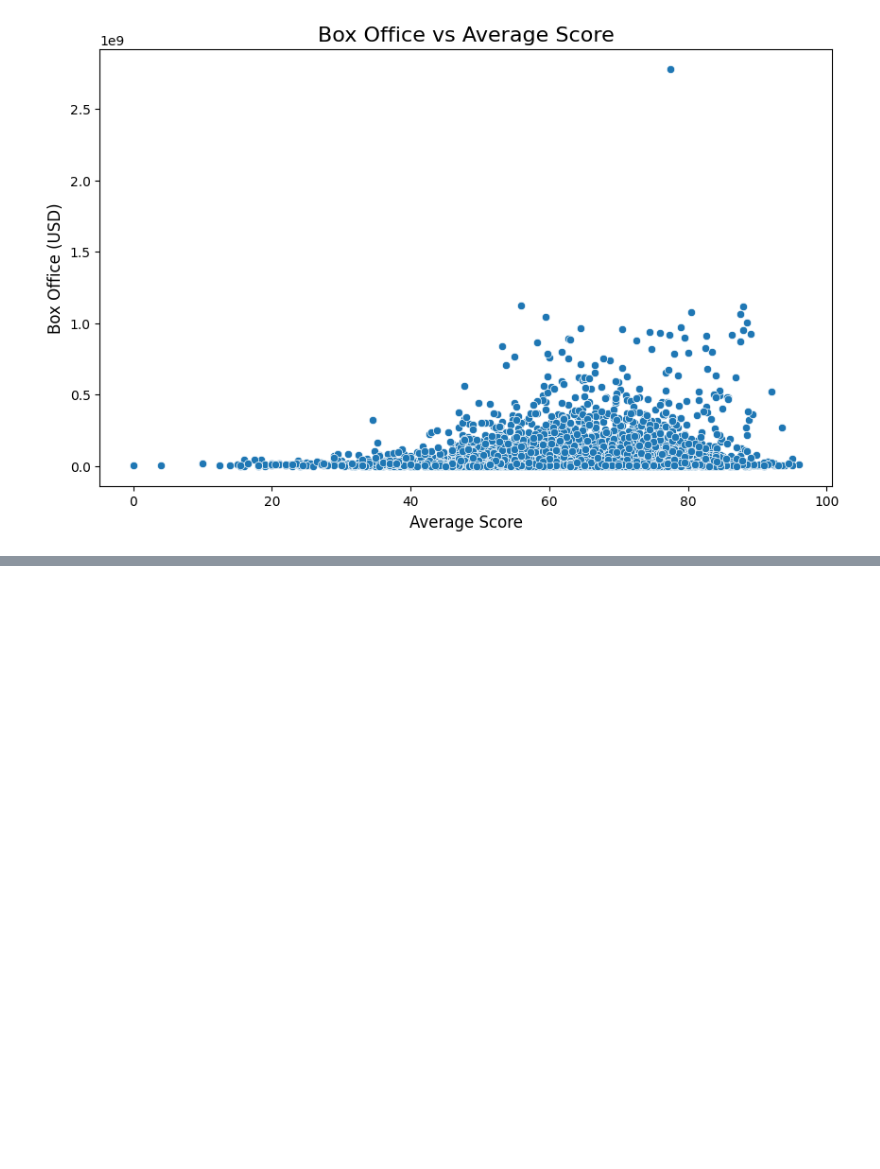
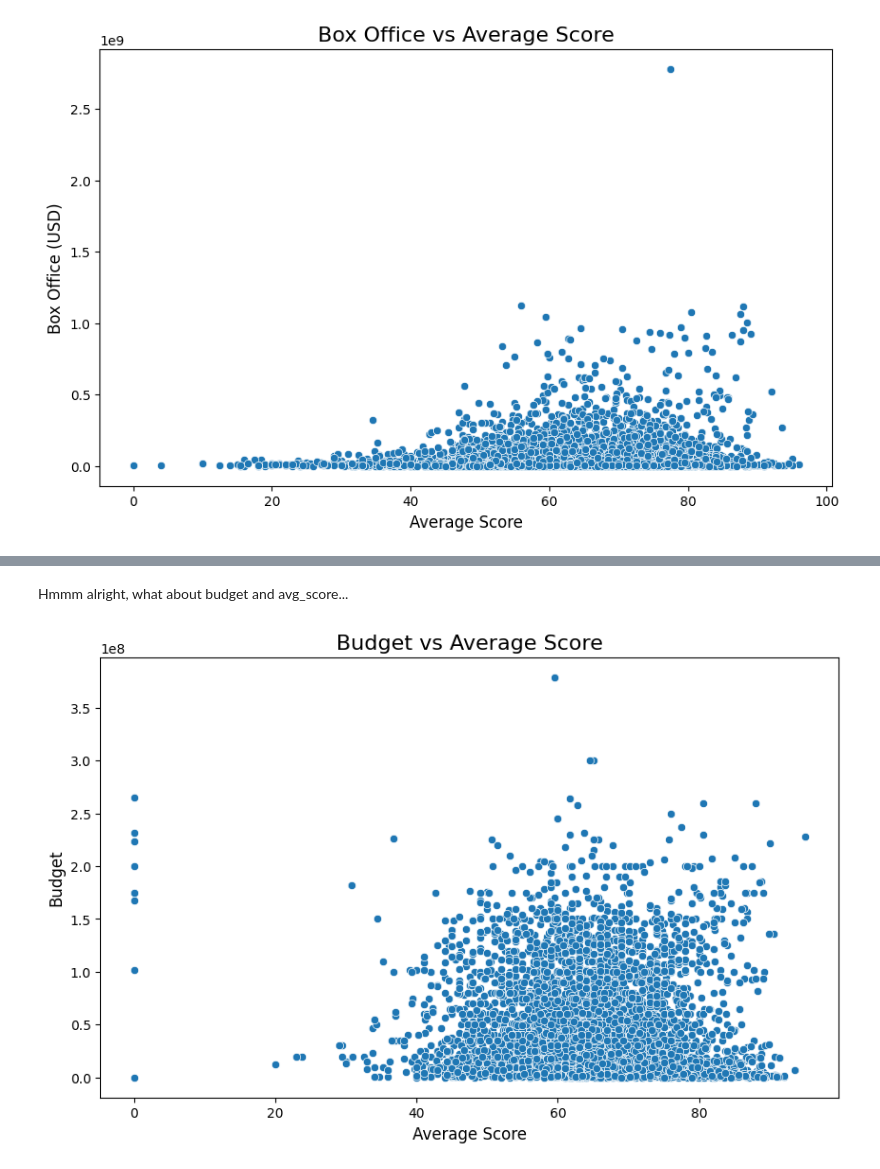
Before and after one commit to epfl-ada/ada-2024-project-bluesweater, a Jupyter notebook: src/sections/budget.ipynb, the cells around one changed output, grey strips where cells are left out. Drawn from its saved outputs; the diff is of its cells as text; code cells hidden in the pictures; blank space fills up the shorter version.

Commit message:
Updating the budget vs success section

```diff
--- a/src/sections/budget.ipynb
+++ b/src/sections/budget.ipynb
@@ -270,0 +288,15 @@ plt.show()
+# %% [markdown]
+Hmmm alright, what about budget and avg_score...
+# %%
+# Removing rows where budget is NaN
+df_filtered_pt3 = df_merged.dropna(subset=['avg_score','budget_x'])
+
+# Creating a scatter plot
+plt.figure(figsize=(10, 6))
+sns.scatterplot(data=df_filtered_pt3, x='avg_score', y='budget_x')
+plt.title('Budget vs Average Score', fontsize=16)
+plt.xlabel('Average Score', fontsize=12)
+plt.ylabel('Budget', fontsize=12)
+plt.show()
+# %% [output]
+[figure, added]
```
Also changed, not shown: parts of 5 cells of this notebook.
